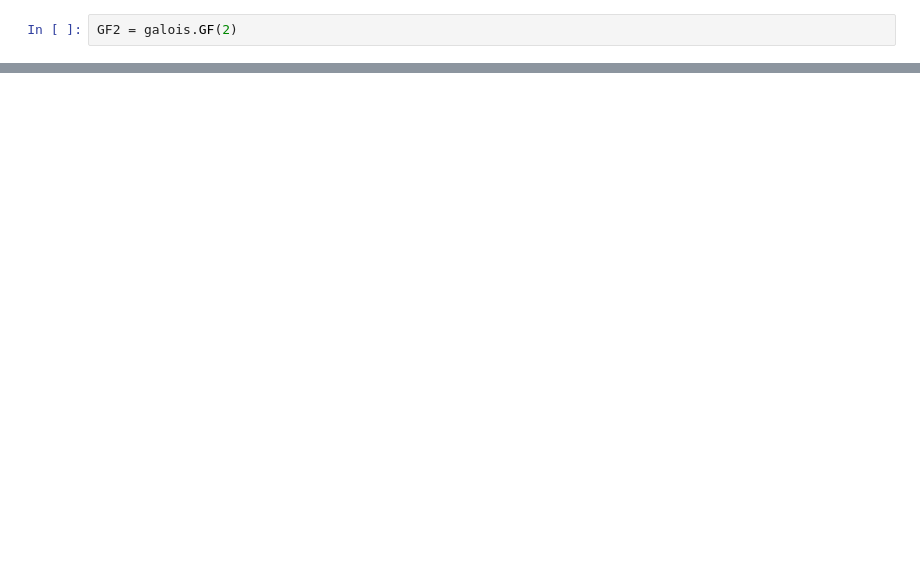
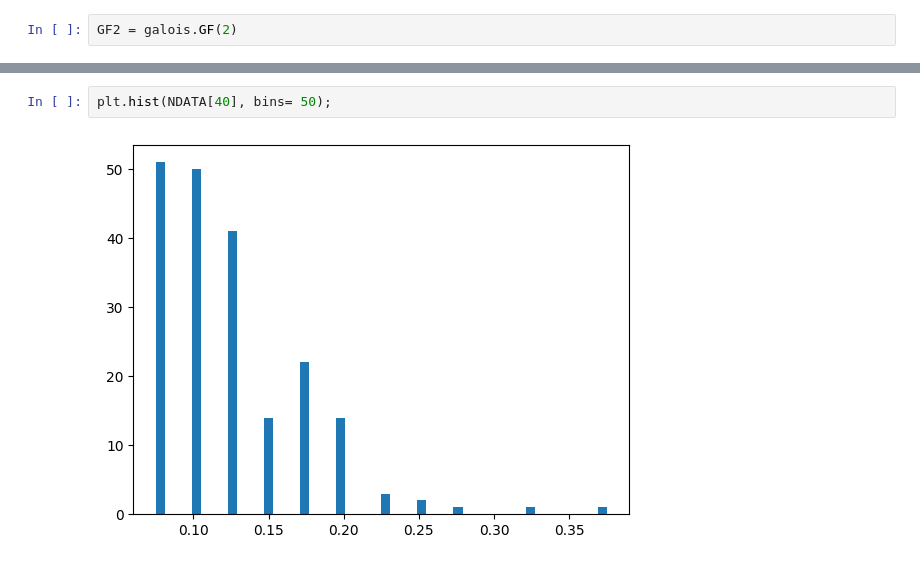
Before and after one commit to pafloxy/graphix_pafloxy, a Jupyter notebook: scrtach/scratch1.ipynb, the cells around one changed output, grey strips where cells are left out. Saved outputs shown, nothing was run; the diff lists cells and outputs as text; blank space fills up the shorter version.

```diff
--- a/scrtach/scratch1.ipynb
+++ b/scrtach/scratch1.ipynb
@@ -72,0 +295,4 @@ np.array_equal(id, np.diag(np.diag(id)))
+# %%
+plt.hist(NDATA[40], bins= 50);
+# %% [output]
+[figure, added]
```
Also changed, not shown: parts of 34 cells of this notebook, 1 other file.
